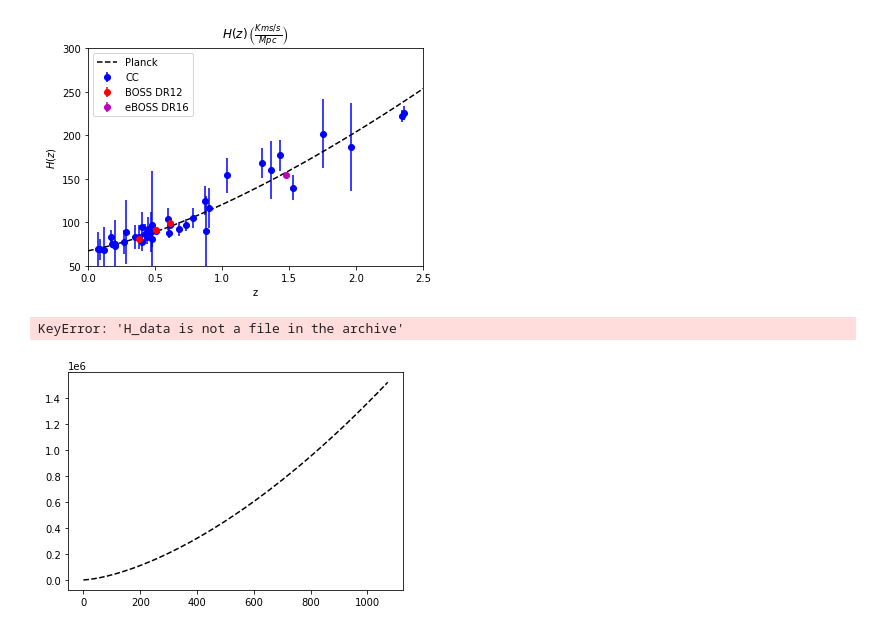
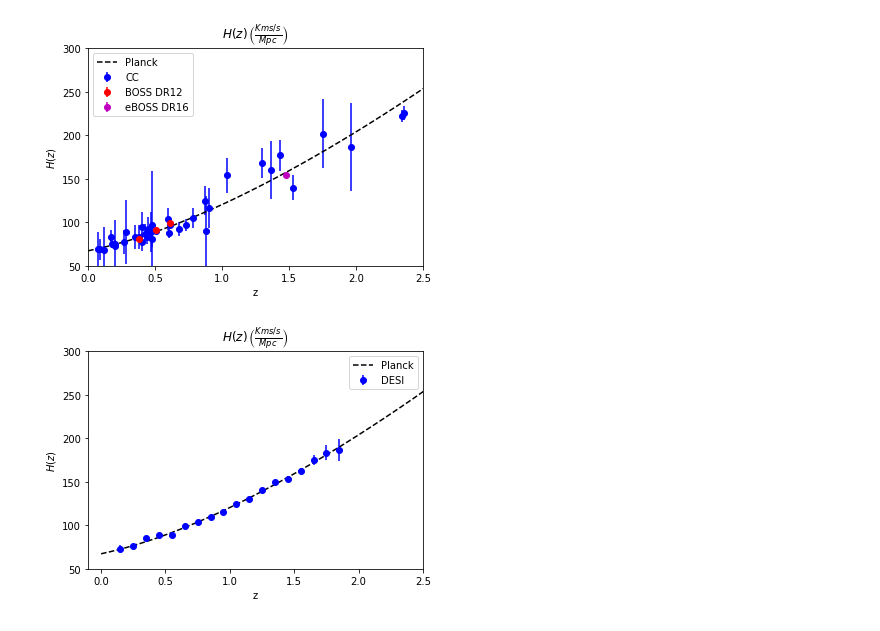
Before and after one commit to JaimeRZP/Growz, a Jupyter notebook: notebooks/GP_Masterx.ipynb, the cells around one changed output. Drawn from its saved outputs; the diff is of its cells as text; code cells hidden in the pictures.

Commit message:
debugging DESI split

```diff
--- a/notebooks/GP_Masterx.ipynb
+++ b/notebooks/GP_Masterx.ipynb
@@ -118,21 +118,20 @@ plt.savefig('/mnt/c/Users/Jaime/Desktop/PhD/gp_figures/H_data.pdf')
 [figure]
 # %%
 plt.plot(z_planck, Planck['Hkms_arr'], "k--", label='Planck')
-plt.errorbar(DESI['z'], DESI['H_data'], yerr = DESI['H_err'], fmt='bo', label='DESI')
+plt.errorbar(H_DESI['z'], H_DESI['data'], yerr = H_DESI['err'], fmt='bo', label='DESI')
 
 
 # axis labels and title
 plt.xlim(-0.1, 2.5)
 plt.ylim(50, 300)
 plt.xlabel("z")
 plt.ylabel(r"$H(z)$")
 plt.title(r"$H(z) \, \left(\frac{Kms/s}{Mpc} \right)$")
 plt.legend();
 os.remove('/mnt/c/Users/Jaime/Desktop/PhD/gp_figures/H_forecast.pdf')
 plt.savefig('/mnt/c/Users/Jaime/Desktop/PhD/gp_figures/H_forecast.pdf')
 # %% [output]
-KeyError: 'H_data is not a file in the archive'
-[figure, old version]
+[figure, new version]
 # %%
 plt.plot(z_planck, Planck['dM_arr'], "k--", label='Planck')
 plt.errorbar(DS17['z'], (10**((DS17['data']-25+19.2)/5))/(1+DS17['z']),
```
Also changed, not shown: parts of 18 cells of this notebook, 3 other files.
